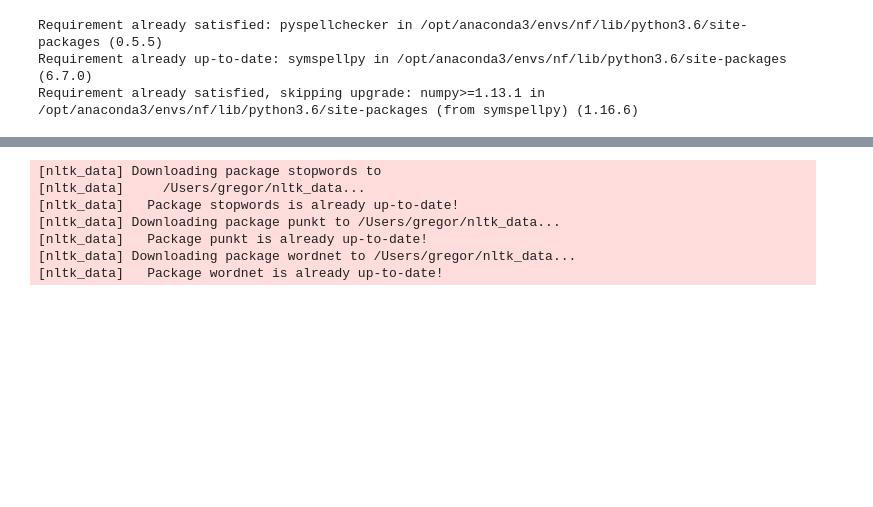
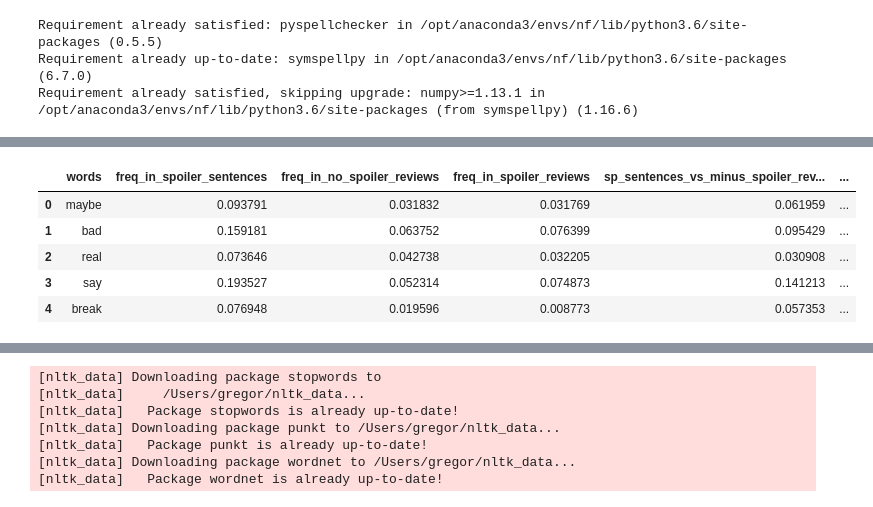
Before and after one commit to GHabeck/202011_capstone_project, a Jupyter notebook: spoiler reviews.ipynb, the cells around one changed output, grey strips where cells are left out. Saved outputs shown, nothing was run; the diff lists cells and outputs as text; code cells hidden in the pictures; blank space fills up the shorter version.

```diff
--- a/spoiler reviews.ipynb
+++ b/spoiler reviews.ipynb
@@ -852,0 +1085,9 @@ AttributeError: 'bool' object has no attribute 'words'
+# %%
+df_word_freq_norm.head()
+# %% [output]
+|  | words | freq_in_spoiler_sentences | freq_in_no_spoiler_reviews | freq_in_spoiler_reviews | sp_sentences_vs_minus_spoiler_rev... | ... |
+| 0 | maybe | 0.093791 | 0.031832 | 0.031769 | 0.061959 | ... |
+| 1 | bad | 0.159181 | 0.063752 | 0.076399 | 0.095429 | ... |
+| 2 | real | 0.073646 | 0.042738 | 0.032205 | 0.030908 | ... |
+| 3 | say | 0.193527 | 0.052314 | 0.074873 | 0.141213 | ... |
+| 4 | break | 0.076948 | 0.019596 | 0.008773 | 0.057353 | ... |
```
Also changed, not shown: parts of 103 cells of this notebook.
